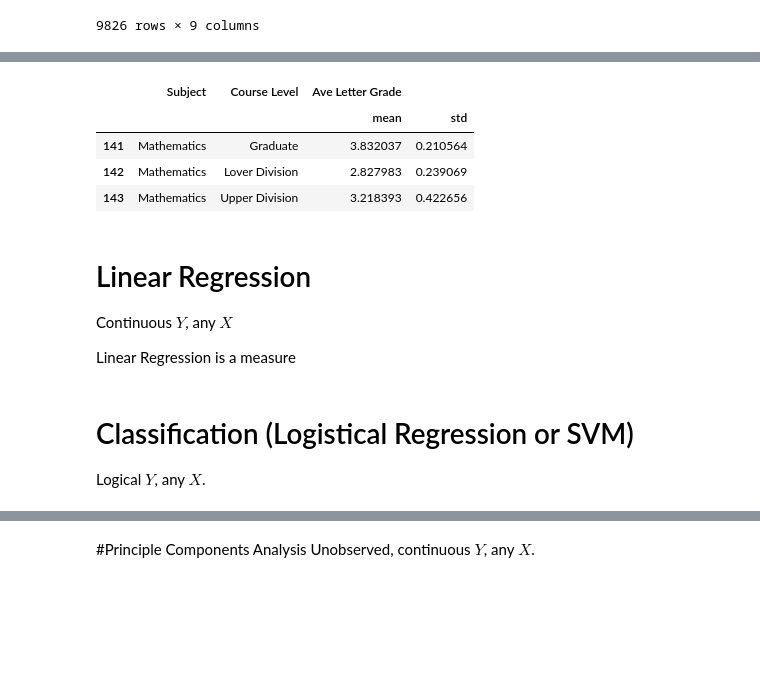
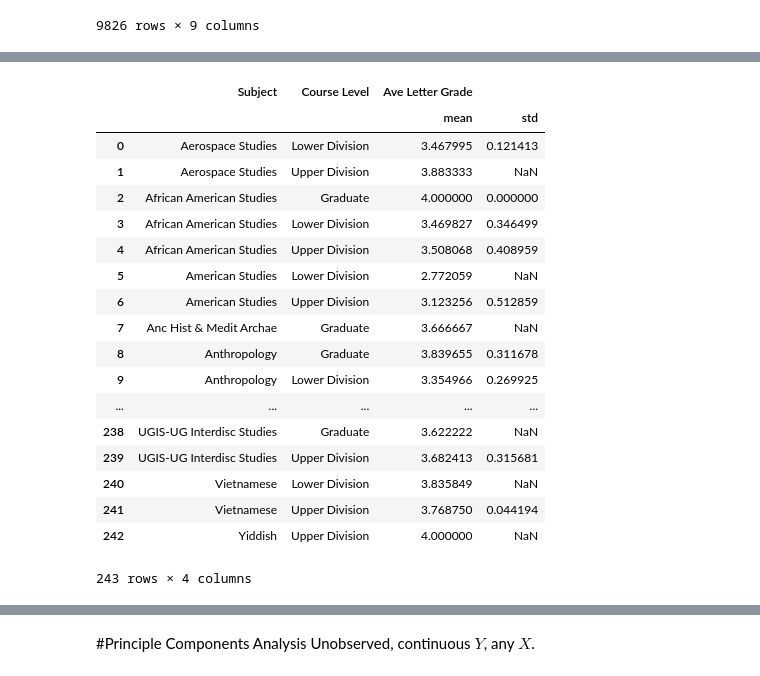
Before and after one commit to margarito-cv/datadiversity, a Jupyter notebook: workshops/python_workshops/Sept28/Models 101.ipynb, the cells around one changed output, grey strips where cells are left out. Saved outputs shown, nothing was run; the diff lists cells and outputs as text; code cells hidden in the pictures; blank space fills up the shorter version.

Commit message:
adding workshop and data for Setp 28th

```diff
--- a/workshops/python_workshops/Sept28/Models 101.ipynb
+++ b/workshops/python_workshops/Sept28/Models 101.ipynb
@@ -128,7 +146,7 @@ def proc_grade_dist_data(df):
 
     def get_level(n):
         if n < 100:
-            return('Lover Division')
+            return('Lower Division')
         elif n < 200:
             return('Upper Division')
         elif n > 200:
@@ -183,37 +206,41 @@ This might be confusing... lets take a look. Using our data...
 # %%
-## Pandas makes it easy to make group statistics using the "groupby" function on a data.frame
+## Pandas makes it easy to make grouped statistics using the "groupby" function on a data.frame
+
 # To be "clean" we will take only the appropriate columns of our data here
-# Also, each entry for a course will have the same average letter grade, so there will be
+# Each entry for a course will have the same average letter grade, so there will be
 #       duplicate entries.  Here we also drop the duplicates.
 grades_red = grades2013[['Subject','Course Number','Course Level','Ave Letter Grade']].drop_duplicates()
 grades_red = grades_red.loc[ grades_red['Ave Letter Grade'].notnull() ]
 
 ## Now we can find the mean, medain, standard deviation, and percentiles of average letter grades for
 # each subject, stratified by division.
 # We begin by creating a dictionary of all of the stats we would like.
 aggstats = {'Ave Letter Grade':[np.mean,
                                 np.std
                                ]}
 
 # We then run a groupby stats call on the dataframe
 grades_binnedmodel = grades_red.groupby(['Subject','Course Level']).agg(aggstats).reset_index()
 
-# Not let's call out a couple of subjects
-subjects = sorted(list(set(grades_binnedmodel['Subject'])))
-indices  = list(set(grades_binnedmodel.index))
-
-grades_binnedmodel.loc[grades_binnedmodel['Subject'] == 'Mathematics']
+# Take a look at the results... though is should still be to many for you to print all at once.
+grades_binnedmodel
 # %% [output]
 |  | Subject | Course Level | Ave Letter Grade |  |
 |  |  |  | mean | std |
-| 141 | Mathematics | Graduate | 3.832037 | 0.210564 |
-| 142 | Mathematics | Lover Division | 2.827983 | 0.239069 |
-| 143 | Mathematics | Upper Division | 3.218393 | 0.422656 |
+| 0 | Aerospace Studies | Lower Division | 3.467995 | 0.121413 |
+| 1 | Aerospace Studies | Upper Division | 3.883333 | NaN |
+| 2 | African American Studies | Graduate | 4.000000 | 0.000000 |
+| 3 | African American Studies | Lower Division | 3.469827 | 0.346499 |
+| 4 | African American Studies | Upper Division | 3.508068 | 0.408959 |
+| 5 | American Studies | Lower Division | 2.772059 | NaN |
+| 6 | American Studies | Upper Division | 3.123256 | 0.512859 |
+| 7 | Anc Hist & Medit Archae | Graduate | 3.666667 | NaN |
+| 8 | Anthropology | Graduate | 3.839655 | 0.311678 |
+| 9 | Anthropology | Lower Division | 3.354966 | 0.269925 |
+| ... | ... | ... | ... | ... |
+| 238 | UGIS-UG Interdisc Studies | Graduate | 3.622222 | NaN |
+| 239 | UGIS-UG Interdisc Studies | Upper Division | 3.682413 | 0.315681 |
+| 240 | Vietnamese | Lower Division | 3.835849 | NaN |
+| 241 | Vietnamese | Upper Division | 3.768750 | 0.044194 |
+| 242 | Yiddish | Upper Division | 4.000000 | NaN |
+243 rows × 4 columns
-# %% [markdown]
-# Linear Regression
-Continuous $Y$, any $X$
-
-Linear Regression is a measure
-# %% [markdown]
-# Classification (Logistical Regression or SVM)
-Logical $Y$, any $X$.
```
Also changed, not shown: parts of 20 cells of this notebook.
